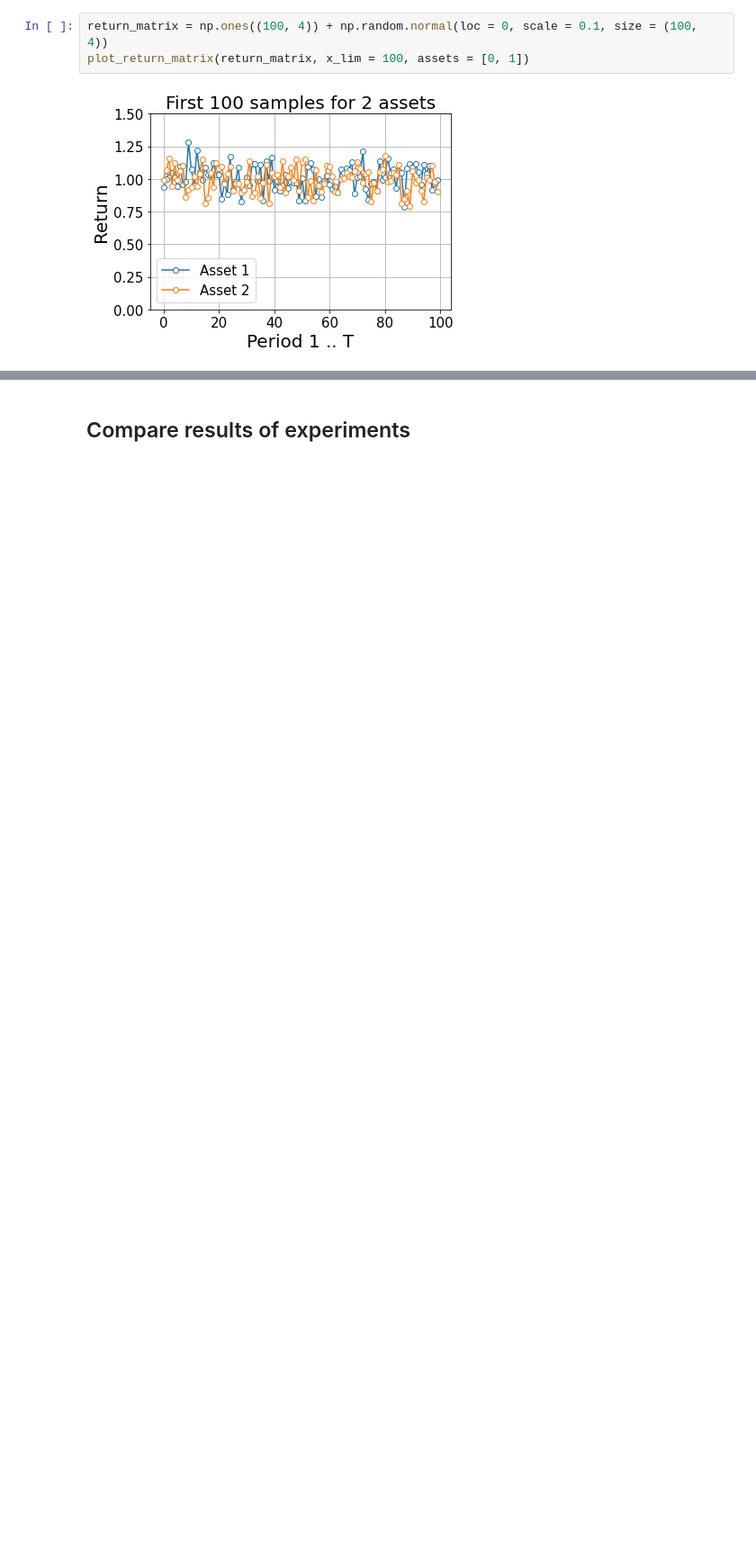
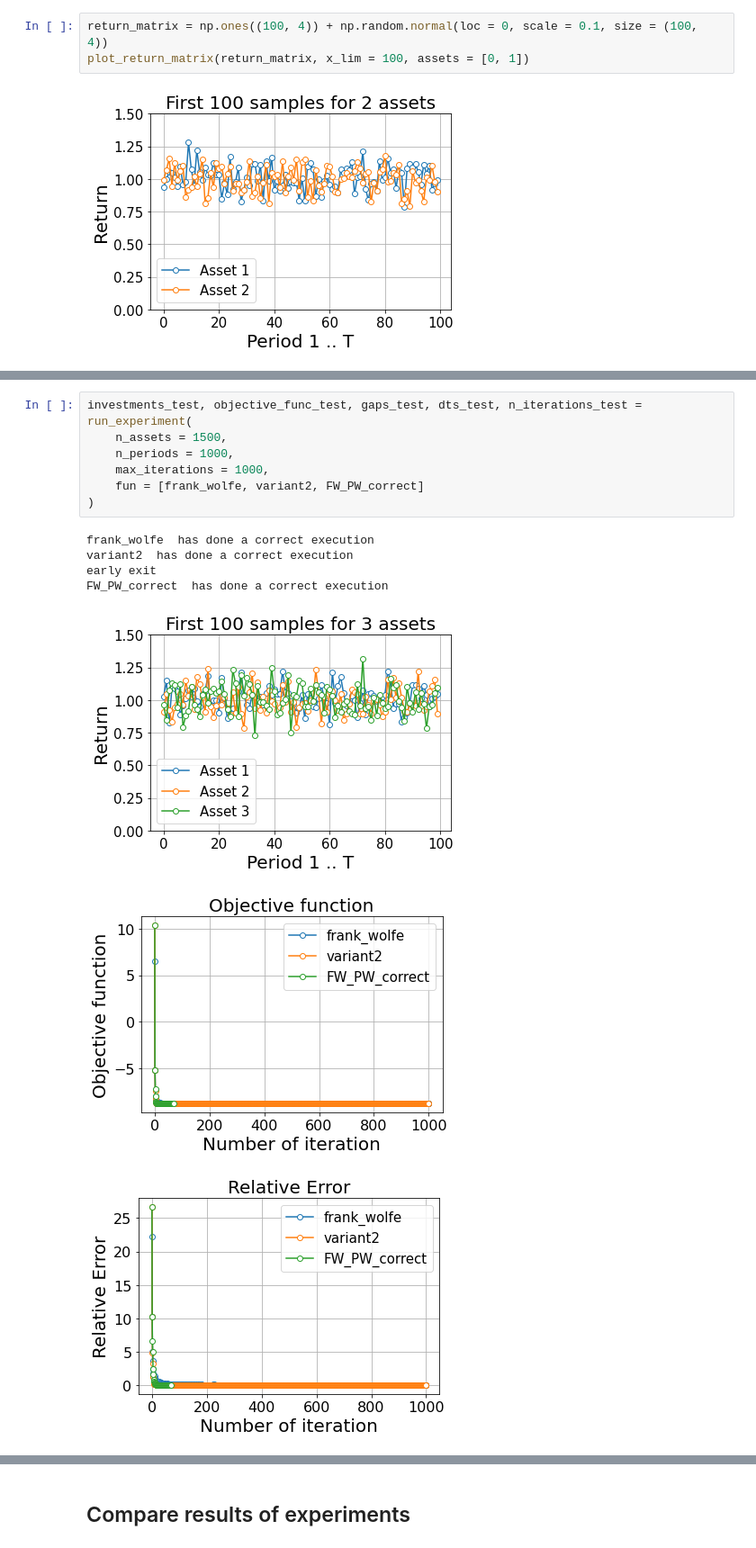
Before and after one commit to PashaIanko/Portfolio-Optimization, a Jupyter notebook: experiments.ipynb, the cells around one changed output, grey strips where cells are left out. Shown at 90% size. Cells and saved outputs as stored; diff of their text form; blank space fills up the shorter version.

```diff
--- a/experiments.ipynb
+++ b/experiments.ipynb
@@ -402,0 +406,15 @@ FW_PW_correct  has done a correct execution
+# %%
+investments_test, objective_func_test, gaps_test, dts_test, n_iterations_test = run_experiment(
+    n_assets = 1500,
+    n_periods = 1000,
+    max_iterations = 1000,
+    fun = [frank_wolfe, variant2, FW_PW_correct]
+)
+# %% [output]
+frank_wolfe  has done a correct execution
+variant2  has done a correct execution
+early exit
+FW_PW_correct  has done a correct execution
+[figure, added]
+[figure, added]
+[figure, added]
```
Also changed, not shown: parts of 9 cells of this notebook.
